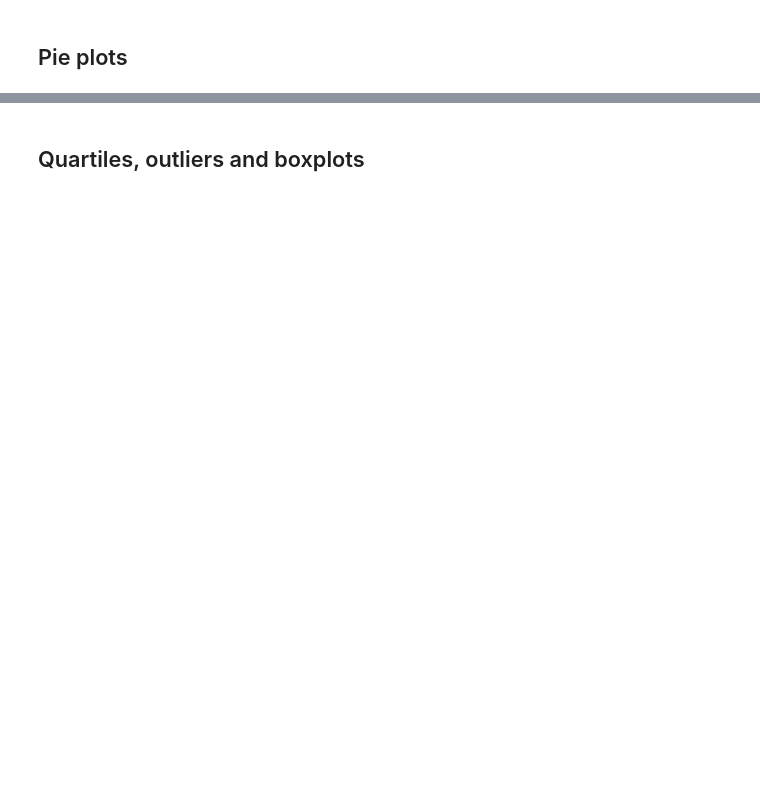
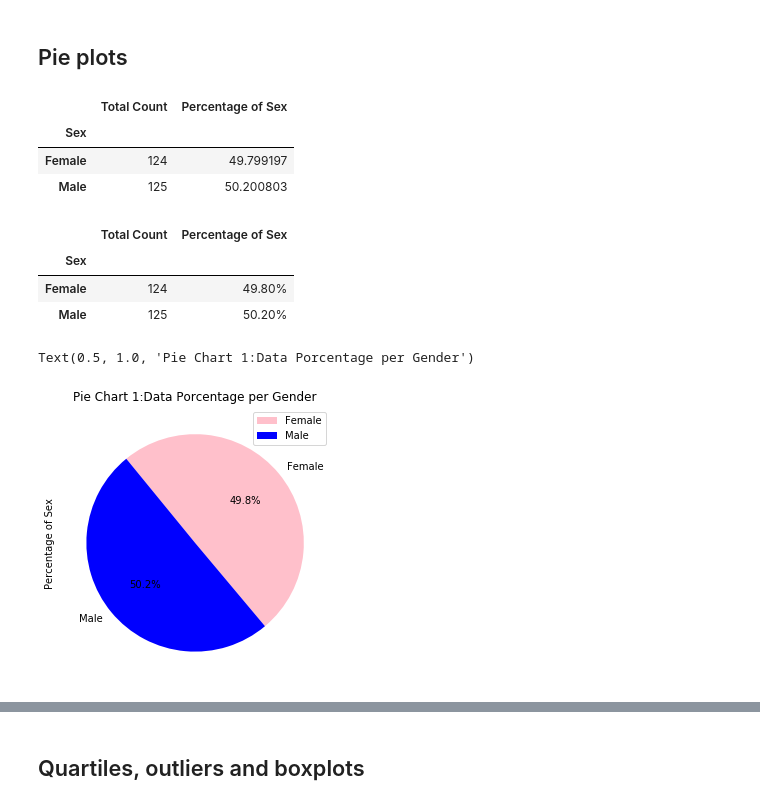
Before and after one commit to jamc7196/github_boot_camp, a Jupyter notebook: Maplotlib-challenge/Pymaceuticals/pymaceuticals_starter.ipynb, the cells around one changed output, grey strips where cells are left out. Cells and saved outputs as stored; diff of their text form; code cells hidden in the pictures; blank space fills up the shorter version.

```diff
--- a/Maplotlib-challenge/Pymaceuticals/pymaceuticals_starter.ipynb
+++ b/Maplotlib-challenge/Pymaceuticals/pymaceuticals_starter.ipynb
@@ -142,0 +159,35 @@ NameError: name 'tick_locations' is not defined
+# %%
+#Generate a pie plot showing the distribution of female versus male mice using pandas
+#Use the groupby function to separate to create a new data frame using Mouse ID and Sex using the count function
+gendermice = mouse_study_analysis.groupby(["Mouse ID","Sex"])
+gendermice
+Data_gender = pd.DataFrame(gendermice.size())
+gender_analysis = pd.DataFrame(Data_gender.groupby(["Sex"]).count())
+gender_analysis.columns = ["Total Count"]
+#Create and format the percentage of female vs male
+gender_analysis["Percentage of Sex"] = (100*(gender_analysis["Total Count"]/gender_analysis["Total Count"].sum()))
+#format the "Percentage of Sex" column
+gender_analysis["Percentage of Sex"] = gender_analysis["Percentage of Sex"]
+gender_analysis.head()
+# %% [output]
+|  | Total Count | Percentage of Sex |
+| Sex |  |  |
+| Female | 124 | 49.799197 |
+| Male | 125 | 50.200803 |
+# %%
+#format the data frame on the 3 column with the % symbol
+genderanalysis = gender_analysis.style.format({'Percentage of Sex': '{:.2f}%'})
+genderanalysis# Test sucesfull data frame printed
+# %% [output]
+|  | Total Count | Percentage of Sex |
+| Sex |  |  |
+| Female | 124 | 49.80% |
+| Male | 125 | 50.20% |
+# %%
+#Create pie chart with the previuse data frame
+colors = ['pink', 'blue']
+plot = gender_analysis.plot.pie(y='Percentage of Sex',figsize=(5,5), colors = colors, startangle=310, autopct="%1.1f%%")
+plt.title("Pie Chart 1:Data Porcentage per Gender")
+# %% [output]
+Text(0.5, 1.0, 'Pie Chart 1:Data Porcentage per Gender')
+[figure, added]
```
Also changed, not shown: parts of 34 cells of this notebook.
